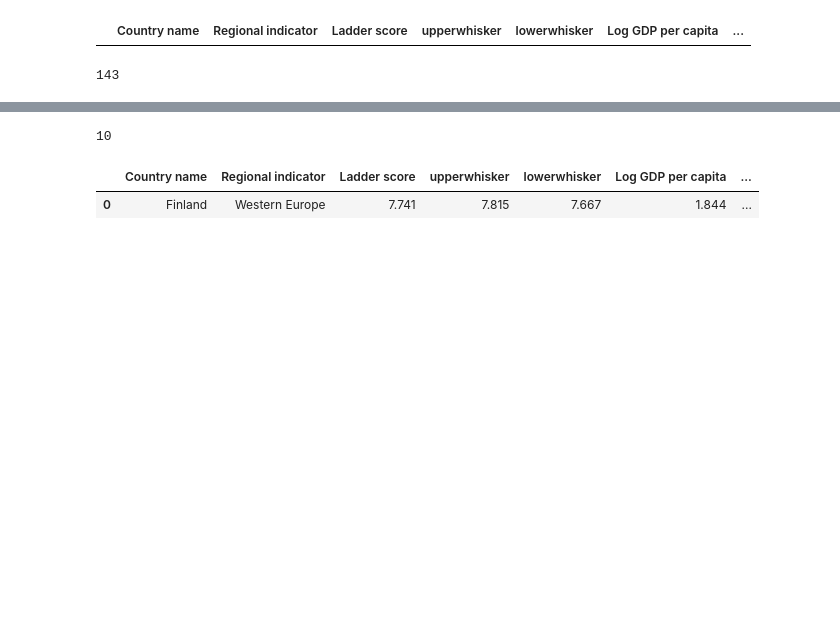
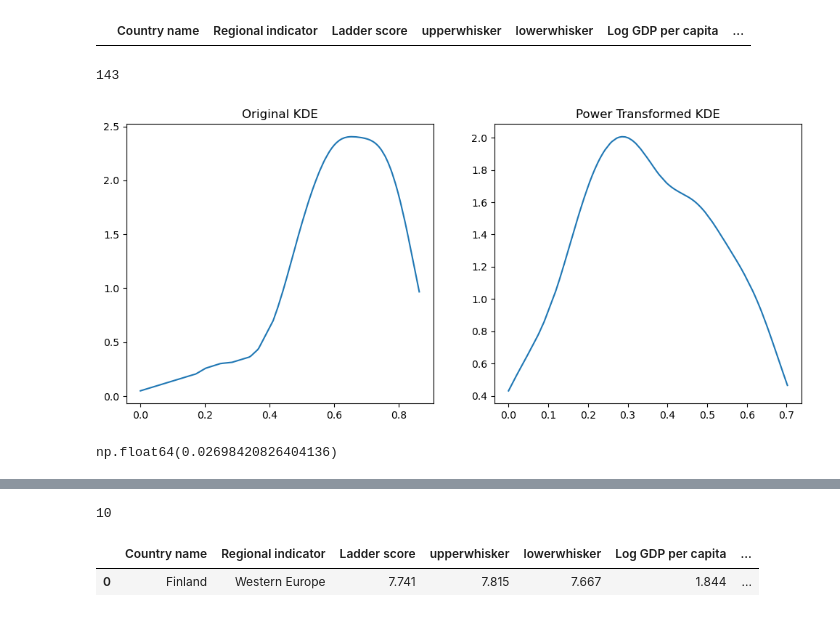
Before and after one commit to Irfee-code/Happiness-ranking-eda, a Jupyter notebook: EDA.ipynb, the cells around one changed output, grey strips where cells are left out. Drawn from its saved outputs; the diff is of its cells as text; code cells hidden in the pictures; blank space fills up the shorter version.

```diff
--- a/EDA.ipynb
+++ b/EDA.ipynb
@@ -96,3 +128,26 @@ df[df.isnull().any(axis=1)]
 df['Country name'].unique().size
 # %% [output]
 143
+# %%
+from scipy.stats import gaussian_kde
+
+x = pd.to_numeric(df['Freedom to make life choices'], errors='coerce')
+
+pow_x = np.power(x, 2.4)
+
+kde1 = gaussian_kde(x)
+kde2 = gaussian_kde(pow_x)
+
+x_sorted = np.sort(x)
+pow_sorted = np.sort(pow_x)
+
+fig, (ax1, ax2) = plt.subplots(1, 2, figsize=(12, 5))
+ax1.plot(x_sorted, kde1(x_sorted))
+ax1.set_title("Original KDE")
+
+ax2.plot(pow_sorted, kde2(pow_sorted))
+ax2.set_title("Power Transformed KDE")
+
+plt.show()
+# %% [output]
+[figure, added]
@@ -98,0 +159,4 @@ df['Country name'].unique().size
+# %%
+df['Freedom to make life choices'].skew()
+# %% [output]
+np.float64(0.02698420826404136)
```
Also changed, not shown: parts of 16 cells of this notebook.
